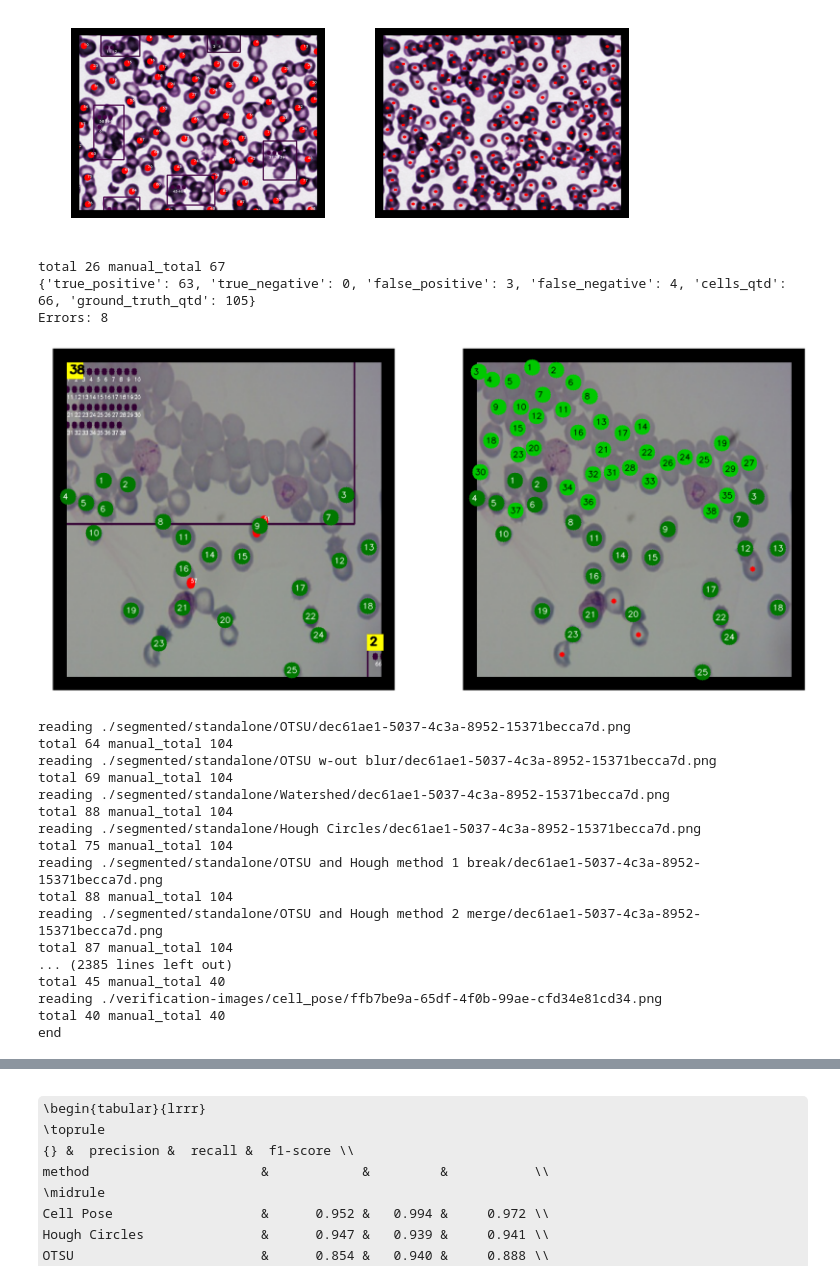
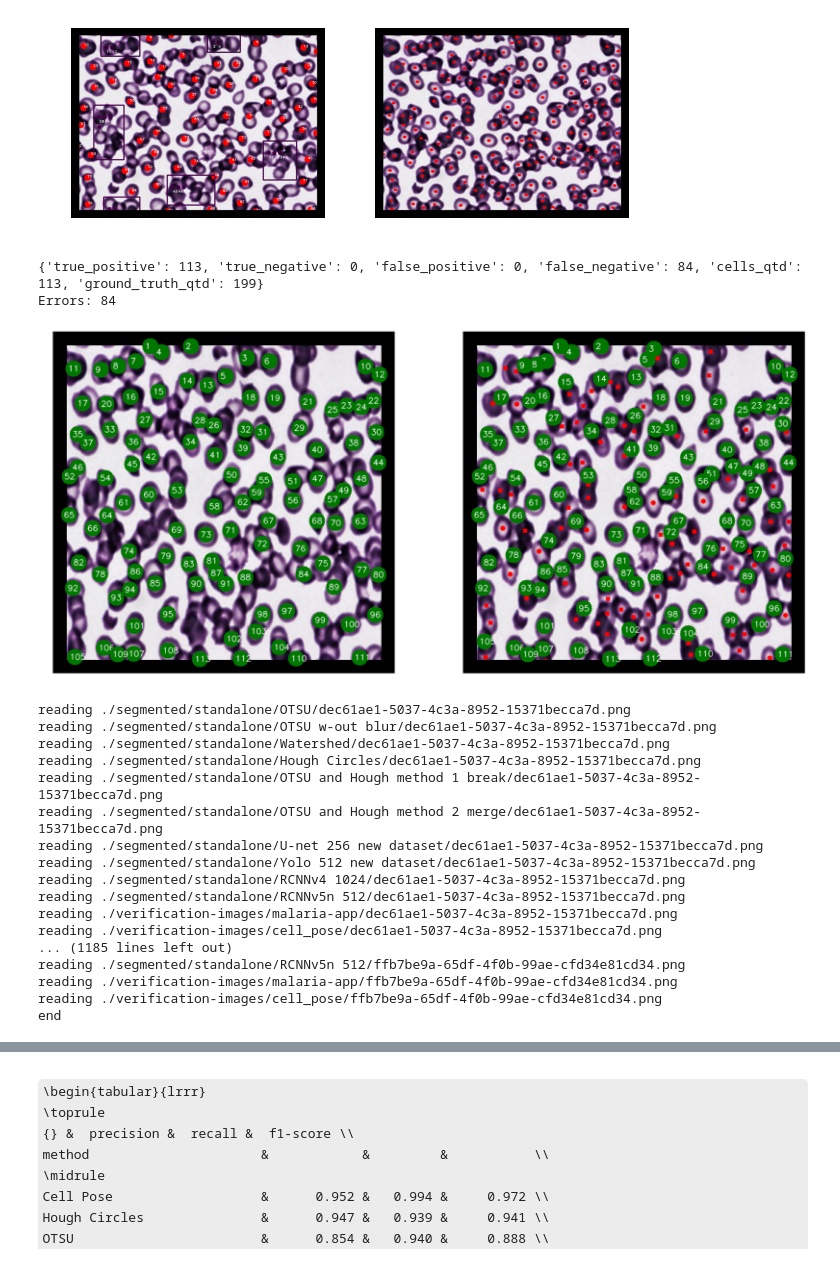
Before and after one commit to klingerkrieg/pid-course-project, a Jupyter notebook: benchmark_accurate.ipynb, the cells around one changed output, grey strips where cells are left out. Saved outputs shown, nothing was run; the diff lists cells and outputs as text; code cells hidden in the pictures; some formulas as TeX source.

```diff
--- a/benchmark_accurate.ipynb
+++ b/benchmark_accurate.ipynb
@@ -185,7 +188,7 @@ def compare_markers(manual, img):
     manual_centroids = np.delete(manual_centroids, 0, 0)
 
 
-    print("total", total, "manual_total", manual_total)
+    #print("total", total, "manual_total", manual_total)
 
 
     yCount = 0
@@ -339,7 +342,7 @@ def compare_markers(manual, img):
         mask_cells = mask_cells[y:y+h,x:x+w]
 
         total        += cell_count
-        manual_total += manual_count
+        #manual_total += manual_count
         #print("count",cell_count, "manual",manual_count)
 
         err = cell_count - manual_count
@@ -376,41 +379,40 @@ def compare_markers(manual, img):
                                  "cells_qtd": total,
                                  "ground_truth_qtd": manual_total}
 
 
 if __name__ == "__main__":
 
-    #fimg = "df3d98b9-3dd7-4107-8d4a-ae1b7f247793.png"
+    fimg = "df3d98b9-3dd7-4107-8d4a-ae1b7f247793.png"
     #fimg = "e3a4b3e7-9500-4b6c-a402-b6d3f45e714b.png"
     #fimg = "edd09b2e-2673-4405-8ac0-e476e003e96a.png"
     #fimg = "ef1a9020-5e45-450d-a237-165114308592.png"
-    fimg = "df4fd610-fa16-45ca-b3a3-a25a14e5c4e9.png"
+    #fimg = "df4fd610-fa16-45ca-b3a3-a25a14e5c4e9.png"
     #fimg = "e640ae51-cbf1-4a84-b7cf-d38b17f59c2f.png"
 
     #87 semar_8
     #95 manual
     #manual = cv2.imread("./blood_samples/ground_truth/blood_smear_8.JPG"
     manual = "./verification-images/ground_truth/%s" % fimg
     #img    = "./segmented/oliveira/blood_smear_8.png"
-    img    = "./verification-images/malaria-app/%s" % fimg
-    #img    = "./verification-images/cell_pose/%s" % fimg
+    #img    = "./verification-images/malaria-app/%s" % fimg
+    img    = "./verification-images/cell_pose/%s" % fimg
     #img    = "./segmented/standalone/Yolo 512 new dataset/%s" % fimg
     #img    = "./segmented/standalone/OTSU/%s" % fimg
 
 
     errors, img, manual, st = compare_markers(manual, img)
 
 
     print(st)
     print("Errors:", errors)
     fig, ax = plt.subplots(ncols=2, figsize=(30,30))
     ax[0].imshow(img)
     ax[1].imshow(manual)
     plt.show()
 # %% [output]
-total 26 manual_total 67
-{'true_positive': 63, 'true_negative': 0, 'false_positive': 3, 'false_negative': 4, 'cells_qtd': 66, 'ground_truth_qtd': 105}
-Errors: 8
+{'true_positive': 113, 'true_negative': 0, 'false_positive': 0, 'false_negative': 84, 'cells_qtd': 113, 'ground_truth_qtd': 199}
+Errors: 84
-[figure, old version]
+[figure, new version]
 # %%
 def getManualCount(name):
     return {"method":"Manual", "path":name, "time":0}
@@ -585,21 +587,21 @@ if __name__ == "__main__":
     print ("end")
 # %% [output]
 reading ./segmented/standalone/OTSU/dec61ae1-5037-4c3a-8952-15371becca7d.png
-total 64 manual_total 104
 reading ./segmented/standalone/OTSU w-out blur/dec61ae1-5037-4c3a-8952-15371becca7d.png
-total 69 manual_total 104
 reading ./segmented/standalone/Watershed/dec61ae1-5037-4c3a-8952-15371becca7d.png
-total 88 manual_total 104
 reading ./segmented/standalone/Hough Circles/dec61ae1-5037-4c3a-8952-15371becca7d.png
-total 75 manual_total 104
 reading ./segmented/standalone/OTSU and Hough method 1 break/dec61ae1-5037-4c3a-8952-15371becca7d.png
-total 88 manual_total 104
 reading ./segmented/standalone/OTSU and Hough method 2 merge/dec61ae1-5037-4c3a-8952-15371becca7d.png
-total 87 manual_total 104
-... (2385 lines left out)
-total 45 manual_total 40
+reading ./segmented/standalone/U-net 256 new dataset/dec61ae1-5037-4c3a-8952-15371becca7d.png
+reading ./segmented/standalone/Yolo 512 new dataset/dec61ae1-5037-4c3a-8952-15371becca7d.png
+reading ./segmented/standalone/RCNNv4 1024/dec61ae1-5037-4c3a-8952-15371becca7d.png
+reading ./segmented/standalone/RCNNv5n 512/dec61ae1-5037-4c3a-8952-15371becca7d.png
+reading ./verification-images/malaria-app/dec61ae1-5037-4c3a-8952-15371becca7d.png
+reading ./verification-images/cell_pose/dec61ae1-5037-4c3a-8952-15371becca7d.png
+... (1185 lines left out)
+reading ./segmented/standalone/RCNNv5n 512/ffb7be9a-65df-4f0b-99ae-cfd34e81cd34.png
+reading ./verification-images/malaria-app/ffb7be9a-65df-4f0b-99ae-cfd34e81cd34.png
 reading ./verification-images/cell_pose/ffb7be9a-65df-4f0b-99ae-cfd34e81cd34.png
-total 40 manual_total 40
 end
 # %%
 samples.to_csv('benchmark.csv')
```
Also changed, not shown: parts of 2 cells of this notebook, 1 other file.
